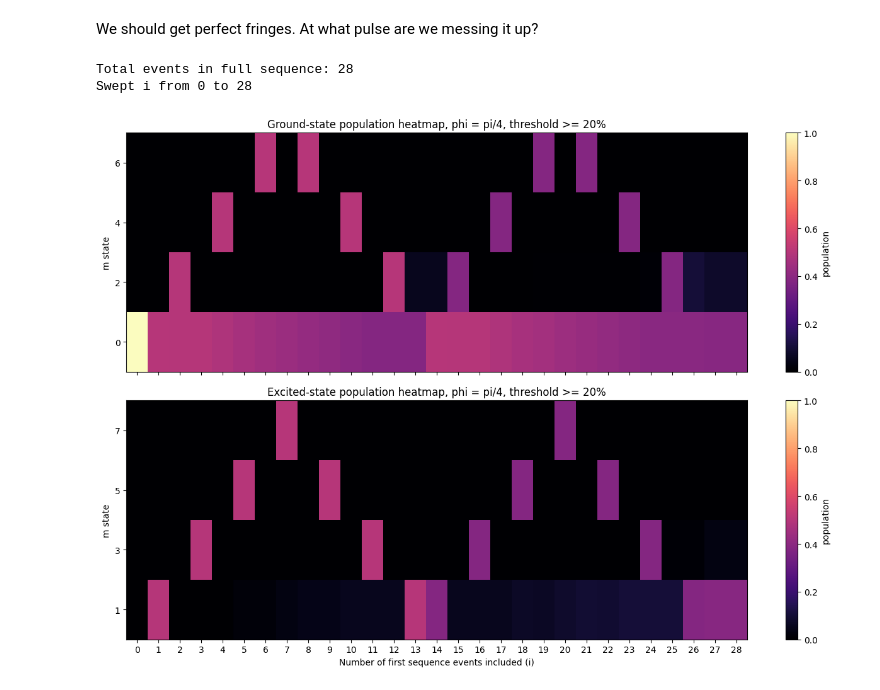
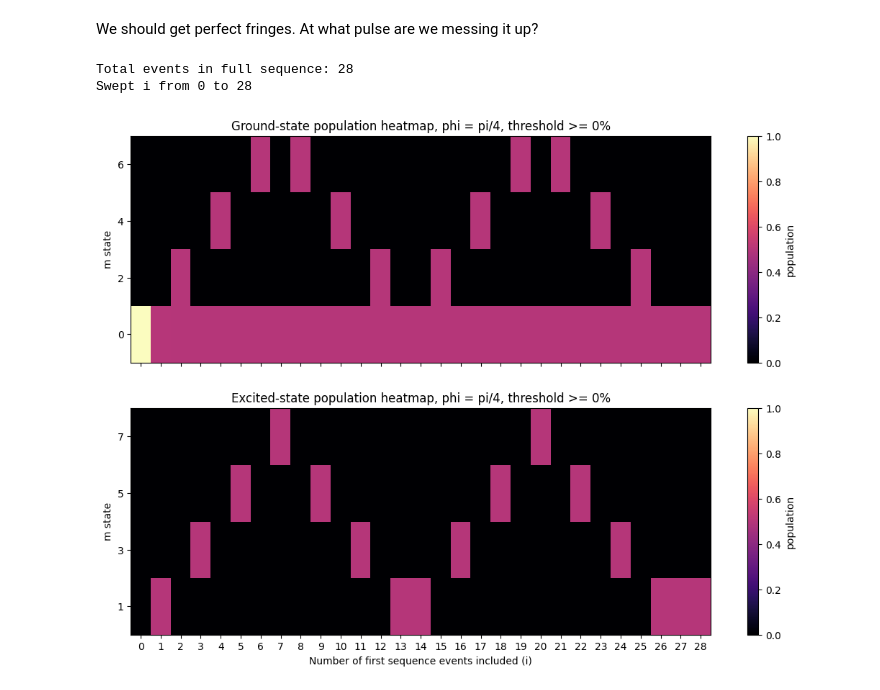
Before and after one commit to charlesbaynham/LMT_sim_scratch, a Jupyter notebook: notebooks/n_pulse_lmt_sequence.ipynb, the cells around one changed output. Saved outputs shown, nothing was run; the diff lists cells and outputs as text; code cells hidden in the pictures.

```diff
--- a/notebooks/n_pulse_lmt_sequence.ipynb
+++ b/notebooks/n_pulse_lmt_sequence.ipynb
@@ -208,8 +210,8 @@ def get_sequence(N, phi):
             detuning_hz=+1 * sim.RECOIL_FREQUENCY_HZ,
             phi=0.0,
             label="BS pi/2",
-            rabi_frequency=sim.RABI_FREQ,
-            duration=sim.T_PI / 2,
+            rabi_frequency=RABI_FREQ,
+            duration=T_PI / 2,
         )
     )
 
@@ -225,8 +227,8 @@ def get_sequence(N, phi):
                 detuning_hz=detuning_mult * sim.RECOIL_FREQUENCY_HZ,
                 phi=0.0,
                 label=f"top accel {i+1}",
-                rabi_frequency=sim.RABI_FREQ,
-                duration=sim.T_PI,
+                rabi_frequency=RABI_FREQ,
+                duration=T_PI,
             )
         )
 
@@ -238,8 +240,8 @@ def get_sequence(N, phi):
                 detuning_hz=detuning_mult * sim.RECOIL_FREQUENCY_HZ,
                 phi=0.0,
                 label=f"top decel {i}",
-                rabi_frequency=sim.RABI_FREQ,
-                duration=sim.T_PI,
+                rabi_frequency=RABI_FREQ,
+                duration=T_PI,
             )
         )
 
@@ -250,8 +252,8 @@ def get_sequence(N, phi):
             detuning_hz=+1 * sim.RECOIL_FREQUENCY_HZ,
             phi=phi,
             label="mirror pi",
-            rabi_frequency=sim.RABI_FREQ,
-            duration=sim.T_PI,
+            rabi_frequency=RABI_FREQ,
+            duration=T_PI,
         )
     )
 
@@ -267,8 +269,8 @@ def get_sequence(N, phi):
                 detuning_hz=detuning_mult * sim.RECOIL_FREQUENCY_HZ,
                 phi=phi,
                 label=f"bottom accel {i+1}",
-                rabi_frequency=sim.RABI_FREQ,
-                duration=sim.T_PI,
+                rabi_frequency=RABI_FREQ,
+                duration=T_PI,
             )
         )
 
@@ -280,8 +282,8 @@ def get_sequence(N, phi):
                 detuning_hz=detuning_mult * sim.RECOIL_FREQUENCY_HZ,
                 phi=phi,
                 label=f"bottom decel {i}",
-                rabi_frequency=sim.RABI_FREQ,
-                duration=sim.T_PI,
+                rabi_frequency=RABI_FREQ,
+                duration=T_PI,
             )
         )
 
@@ -292,15 +294,15 @@ def get_sequence(N, phi):
             detuning_hz=+1 * sim.RECOIL_FREQUENCY_HZ,
             phi=phi * 4,
             label="BS pi/2 final",
-            rabi_frequency=sim.RABI_FREQ,
-            duration=sim.T_PI / 2,
+            rabi_frequency=RABI_FREQ,
+            duration=T_PI / 2,
         )
     )
 
     # Freefall just for visibility
     sequence.append(
         seq.Freefall(
-            duration=sim.T_PI,
+            duration=T_PI,
             label="freefall",
         )
     )
@@ -416,7 +418,7 @@ for t in range(n_steps):
         grid_g[r, t] = g_steps[t].get(int(m), 0.0)
         grid_e[r, t] = e_steps[t].get(int(m), 0.0)
 
-threshold = 0.20
+threshold = 0.0001
 g_keep = grid_g.max(axis=1) >= threshold
 e_keep = grid_e.max(axis=1) >= threshold
 
@@ -443,35 +445,34 @@ def plot_heat(ax, grid, keep_mask, title):
         fig.colorbar(im, ax=ax, label='population')
     else:
         ax.text(0.5, 0.5, 'No m-state exceeds threshold', ha='center', va='center', transform=ax.transAxes)
         ax.set_yticks([])
 
     ax.set_ylabel('m state')
     ax.set_title(title)
 
 
 plot_heat(
     axes[0],
     grid_g,
     g_keep,
     f'Ground-state population heatmap, phi = pi/4, threshold >= {threshold:.0%}',
 )
 plot_heat(
     axes[1],
     grid_e,
     e_keep,
     f'Excited-state population heatmap, phi = pi/4, threshold >= {threshold:.0%}',
 )
 
 axes[1].set_xlabel('Number of first sequence events included (i)')
 axes[1].set_xticks(x)
 
-plt.tight_layout()
 print(f'Total events in full sequence: {len(full_sequence)}')
 print(f'Swept i from 0 to {len(full_sequence)}')
 # %% [output]
 Total events in full sequence: 28
 Swept i from 0 to 28
-[figure, old version]
+[figure, new version]
 # %%
 # Stacked line plots by m-state (population offset by m)
 # For each m, y = population(m, i) + m, so m=0 spans 0..1, m=1 spans 1..2, etc.
```
Also changed, not shown: parts of 3 cells of this notebook.
